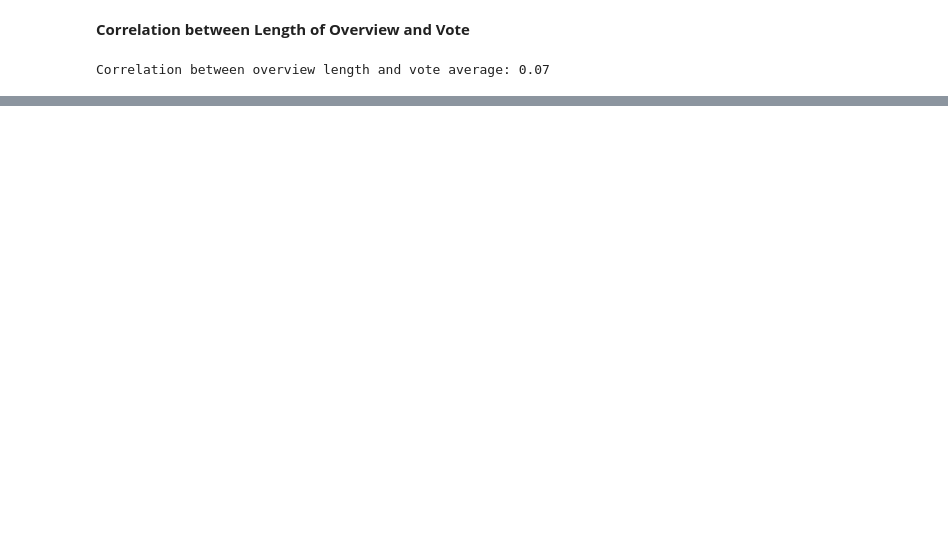
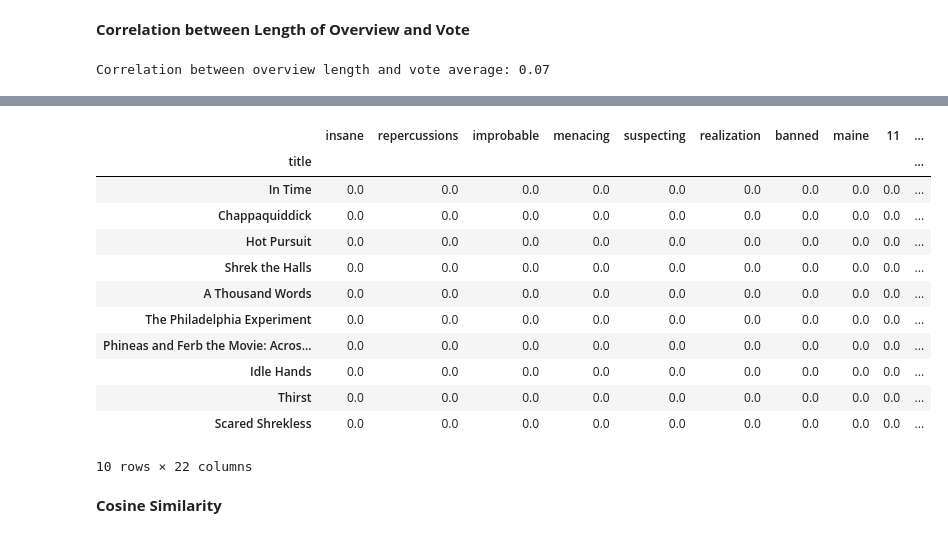
Before and after one commit to Viyaaa/Movie-Recommender-System, a Jupyter notebook: Movie Recommendation.ipynb, the cells around one changed output, grey strips where cells are left out. Drawn from its saved outputs; the diff is of its cells as text; code cells hidden in the pictures; blank space fills up the shorter version.

```diff
--- a/Movie Recommendation.ipynb
+++ b/Movie Recommendation.ipynb
@@ -218,0 +230,4 @@ Correlation between overview length and vote average: 0.07
+# %%
+tfidf_matrix = tf.fit_transform(df['overview'])
+
+tfidf_matrix.shape
@@ -218,0 +246,22 @@ Correlation between overview length and vote average: 0.07
+# %%
+pd.DataFrame(
+    tfidf_matrix.todense(),
+    columns=tf.get_feature_names_out(),
+    index=df['title']
+).sample(22, axis=1).sample(10, axis=0)
+# %% [output]
+|  | insane | repercussions | improbable | menacing | suspecting | realization | banned | maine | 11 | ... |
+| title |  |  |  |  |  |  |  |  |  | ... |
+| In Time | 0.0 | 0.0 | 0.0 | 0.0 | 0.0 | 0.0 | 0.0 | 0.0 | 0.0 | ... |
+| Chappaquiddick | 0.0 | 0.0 | 0.0 | 0.0 | 0.0 | 0.0 | 0.0 | 0.0 | 0.0 | ... |
+| Hot Pursuit | 0.0 | 0.0 | 0.0 | 0.0 | 0.0 | 0.0 | 0.0 | 0.0 | 0.0 | ... |
+| Shrek the Halls | 0.0 | 0.0 | 0.0 | 0.0 | 0.0 | 0.0 | 0.0 | 0.0 | 0.0 | ... |
+| A Thousand Words | 0.0 | 0.0 | 0.0 | 0.0 | 0.0 | 0.0 | 0.0 | 0.0 | 0.0 | ... |
+| The Philadelphia Experiment | 0.0 | 0.0 | 0.0 | 0.0 | 0.0 | 0.0 | 0.0 | 0.0 | 0.0 | ... |
+| Phineas and Ferb the Movie: Acros... | 0.0 | 0.0 | 0.0 | 0.0 | 0.0 | 0.0 | 0.0 | 0.0 | 0.0 | ... |
+| Idle Hands | 0.0 | 0.0 | 0.0 | 0.0 | 0.0 | 0.0 | 0.0 | 0.0 | 0.0 | ... |
+| Thirst | 0.0 | 0.0 | 0.0 | 0.0 | 0.0 | 0.0 | 0.0 | 0.0 | 0.0 | ... |
+| Scared Shrekless | 0.0 | 0.0 | 0.0 | 0.0 | 0.0 | 0.0 | 0.0 | 0.0 | 0.0 | ... |
+10 rows × 22 columns
+# %% [markdown]
+**Cosine Similarity**
```
Also changed, not shown: parts of 12 cells of this notebook.
